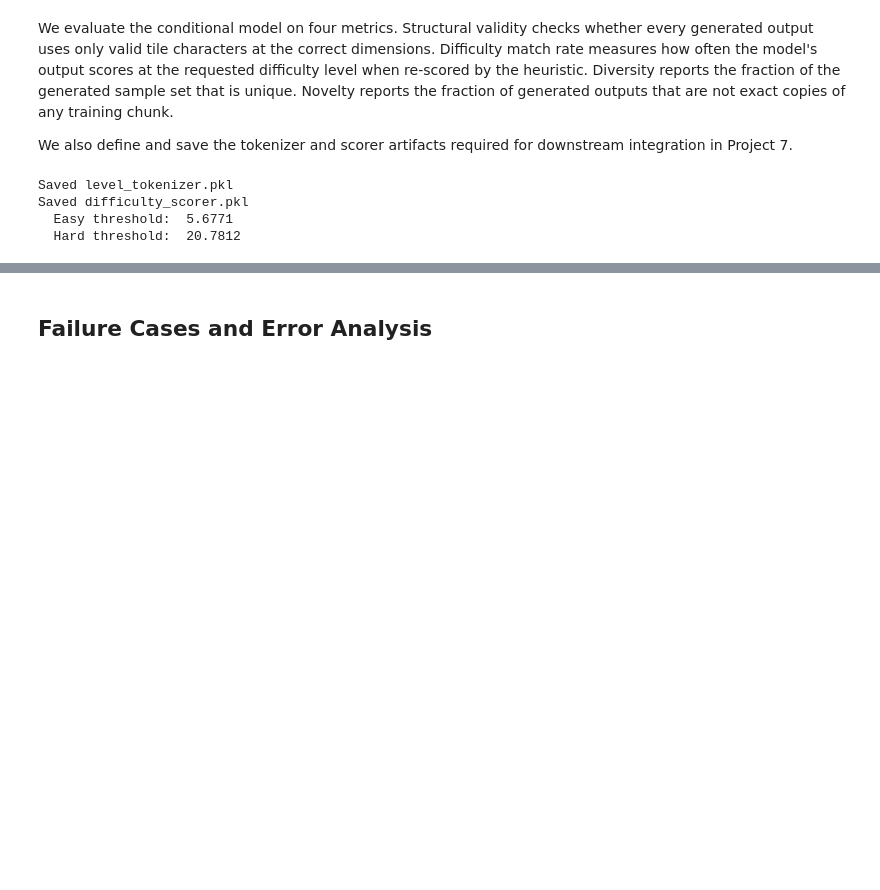
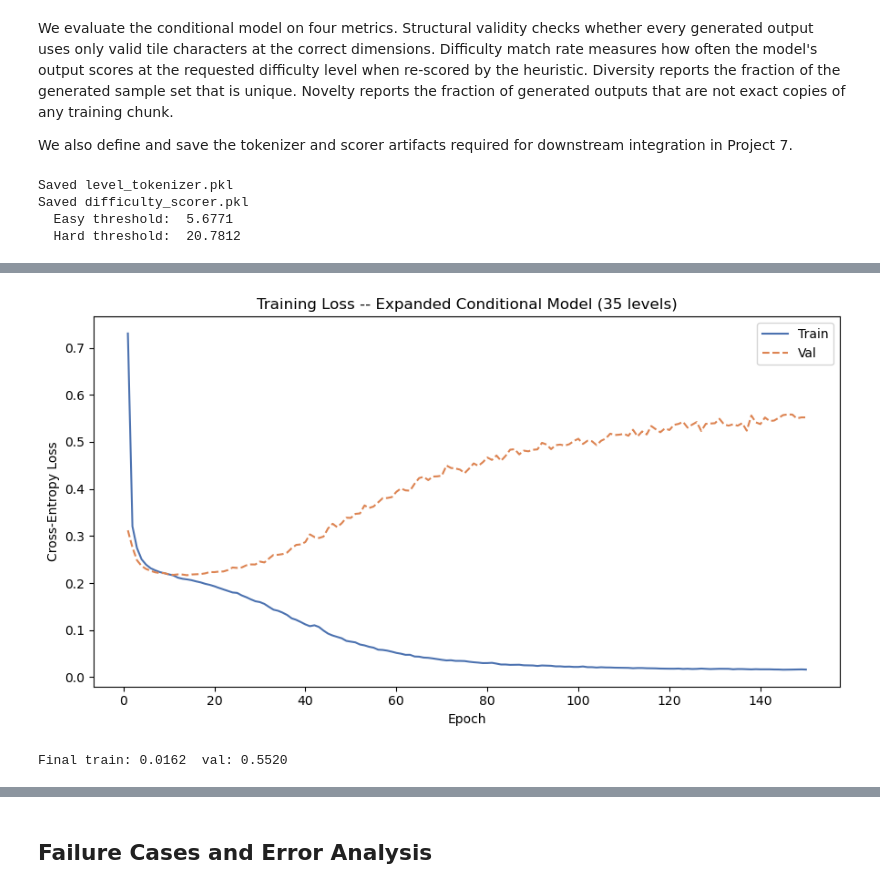
Before and after one commit to thebobmay/generative-ai-transformer-level-generation, a Jupyter notebook: notebooks/generative_model.ipynb, the cells around one changed output, grey strips where cells are left out. Saved outputs shown, nothing was run; the diff lists cells and outputs as text; code cells hidden in the pictures; blank space fills up the shorter version.

```diff
--- a/notebooks/generative_model.ipynb
+++ b/notebooks/generative_model.ipynb
@@ -1259,0 +1432,29 @@ Diversity reached 76.0%: 114 of 150 generated segments were distinct tile grids.
+# %%
+exp_conditional_model = LevelTransformer(
+    vocab_size=VOCAB_SIZE,
+    d_model=D_MODEL,
+    n_heads=N_HEADS,
+    n_layers=N_LAYERS,
+    seq_len=SEQ_LEN - 1,
+    dropout=DROPOUT,
+).to(DEVICE)
+
+exp_optimizer = torch.optim.AdamW(
+    exp_conditional_model.parameters(), lr=LR, weight_decay=WEIGHT_DECAY
+)
+exp_train_losses, exp_val_losses = [], []
+
+print("Training expanded conditional model...")
+for epoch in range(1, N_EPOCHS + 1):
+    t = train_epoch(exp_conditional_model, exp_train_loader, exp_optimizer, criterion, DEVICE)
+    v = eval_epoch(exp_conditional_model, exp_val_loader, criterion, DEVICE)
+    exp_train_losses.append(t)
+    exp_val_losses.append(v)
+    if epoch % 25 == 0:
+        print(f"  Epoch {epoch:3d} | train {t:.4f} | val {v:.4f}")
+
+torch.save(
+    exp_conditional_model.state_dict(),
+    "../outputs/model_artifacts/level_generator_expanded.pt",
+)
+print("Saved level_generator_expanded.pt")
@@ -1259,0 +1470,16 @@ Diversity reached 76.0%: 114 of 150 generated segments were distinct tile grids.
+# %%
+fig, ax = plt.subplots(figsize=(9, 5))
+ep = range(1, N_EPOCHS + 1)
+ax.plot(ep, exp_train_losses, label="Train", color="#4C72B0", linewidth=1.5)
+ax.plot(ep, exp_val_losses,   label="Val",   color="#DD8452", linewidth=1.5, linestyle="--")
+ax.set_title("Training Loss -- Expanded Conditional Model (35 levels)")
+ax.set_xlabel("Epoch")
+ax.set_ylabel("Cross-Entropy Loss")
+ax.legend()
+plt.tight_layout()
+plt.savefig("../outputs/figures/training_curves_expanded.png", dpi=150, bbox_inches="tight")
+plt.show()
+print(f"Final train: {exp_train_losses[-1]:.4f}  val: {exp_val_losses[-1]:.4f}")
+# %% [output]
+[figure, added]
+Final train: 0.0162  val: 0.5520
```
Also changed, not shown: parts of 35 cells of this notebook, 34 other files.
